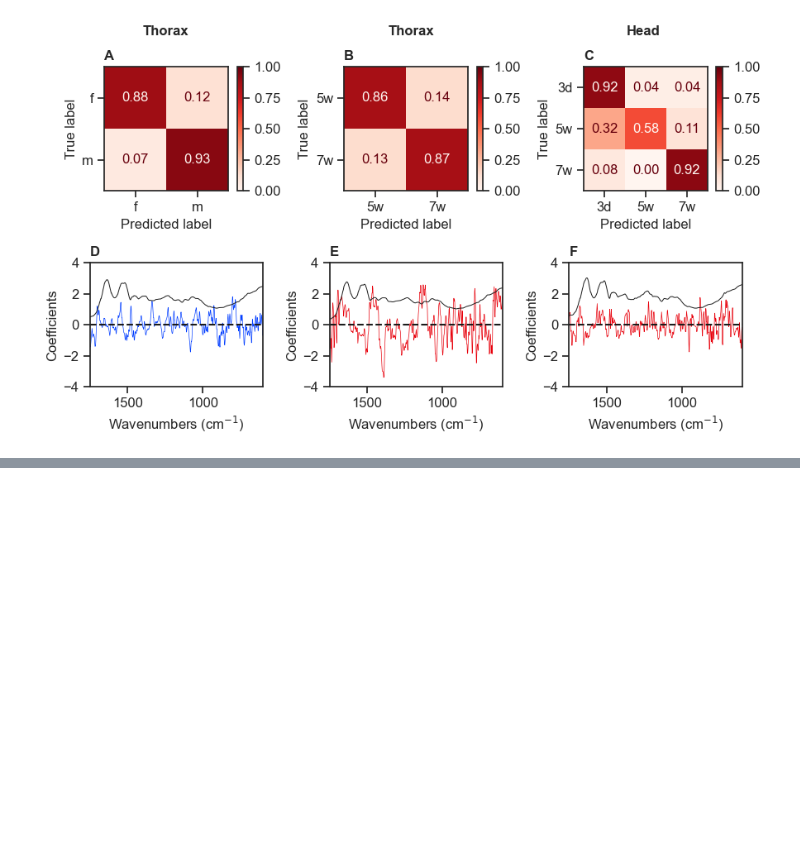
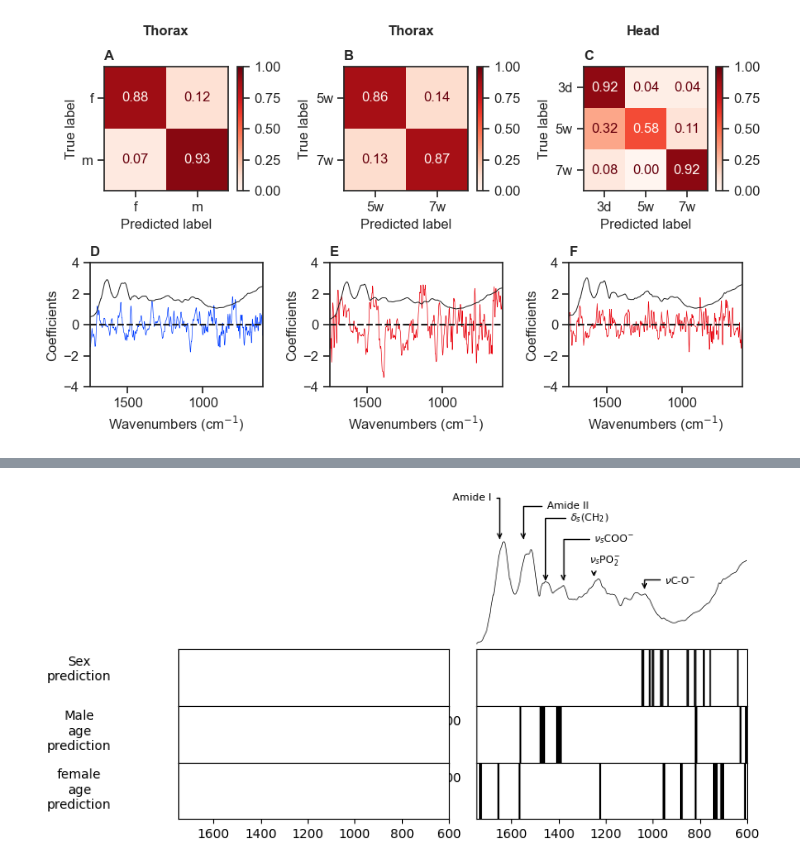
Before and after one commit to maurocolapso/Pazmino_TsetseMIRS_2023, a Jupyter notebook: notebooks/7_Prediction_restricted.ipynb, the cells around one changed output, grey strips where cells are left out. Saved outputs shown, nothing was run; the diff lists cells and outputs as text; code cells hidden in the pictures; blank space fills up the shorter version.

```diff
--- a/notebooks/7_Prediction_restricted.ipynb
+++ b/notebooks/7_Prediction_restricted.ipynb
@@ -454,3 +458,11 @@ fig.text(x=0.8,y=1,s="Head",fontweight='bold')
 plt.savefig("../results/plots/FigS3.tiff", dpi=300,bbox_inches='tight')
 # %% [output]
 [figure]
+# %%
+variable_importance_sex_head = variable_importance_df(wavenumbers, loaded_model_sex_head)
+variable_importance_males_head = variable_importance_df(wavenumbers,loaded_model_males_head)
+variable_importance_females_head = variable_importance_df(wavenumbers, loaded_model_females_head)
+# %%
+variable_importance_sex_thorax = variable_importance_df(wavenumbers, loaded_model_sex_thorax)
+variable_importance_males_thorax = variable_importance_df(wavenumbers,loaded_model_males_thorax)
+variable_importance_females_thorax = variable_importance_df(wavenumbers, loaded_model_females_thorax)
@@ -456,0 +564,73 @@ plt.savefig("../results/plots/FigS3.tiff", dpi=300,bbox_inches='tight')
+# %%
+
+fig = plt.figure(layout=None,figsize=(8,4))
+gs = fig.add_gridspec(nrows=5, ncols=2,
+                      hspace=0, wspace=0.1)
+ax0 = fig.add_subplot(gs[0:2, 1])
+#ax1 = fig.add_subplot(gs[1,0])
+ax2 = fig.add_subplot(gs[2,1])
+ax3 = fig.add_subplot(gs[3,1])
+ax4 = fig.add_subplot(gs[4,1])
+
+
+ax5 = fig.add_subplot(gs[0:2, 0])
+#ax1 = fig.add_subplot(gs[1,0])
+ax6 = fig.add_subplot(gs[2,0])
+ax7 = fig.add_subplot(gs[3,0])
+ax8 = fig.add_subplot(gs[4,0])
+
+ax0.plot(wavenumbers,np.mean(tsetse_head.loc[:,"1750":"602"],axis=0),color='k', linewidth=0.5)
+
+
+for i in variable_importance_sex_head["Wavenumbers"]:
+    ax2.axvline(i,color="k",alpha=0.8)
+
+for i in variable_importance_males_head["Wavenumbers"]:
+    ax3.axvline(i,color="k")
+
+for i in variable_importance_females_head["Wavenumbers"]:
+    ax4.axvline(i, color="k")
+
+for i in [ax0,ax2,ax3,ax4,ax5,ax6,ax7,ax8]:
+    i.set_xlim(1750, 600)
+    i.tick_params(left = False, right = False , labelleft = False)
+
+
+for s in [ax0,ax5]:
+    s.spines.right.set_visible(False)
+    s.spines.top.set_visible(False)
+    s.spines.left.set_visible(False)
+    s.tick_params(bottom = False, labelbottom=False,labelleft=False)
+
+ax2.tick_params(bottom = False, labelbottom=False)
+ax3.tick_params(bottom = False, labelbottom=False)
+
+
+
+
+
+fig.text(x=-0.01,y=0.49, s='Sex\nprediction', horizontalalignment='center')
+fig.text(x=-0.01,y=0.3, s='Male\nage\nprediction', horizontalalignment='center')
+fig.text(x=-0.01,y=0.14, s='female\nage\nprediction', horizontalalignment='center')
+
+
+
+fontsize2=8
+arrowprops2 = dict(
+    arrowstyle="->",
+    connectionstyle="angle,angleA=0,angleB=90,rad=0",color='k',lw=1)
+
+ax0.annotate('Amide I',(1650, 0.3), xytext=(1850, 0.4), textcoords='data',arrowprops=arrowprops2,fontsize=fontsize2,color='k')
+
+ax0.annotate('Amide II',(1550, 0.3), xytext=(1450, 0.38), textcoords='data',arrowprops=arrowprops2,fontsize=fontsize2,color='k')
+
+ax0.annotate('$\delta{_s}$(CH$_{2})$',(1455, 0.2), xytext=(1350, 0.35), textcoords='data',arrowprops=arrowprops2,fontsize=fontsize2,color='k')
+
+ax0.annotate(r'$\nu$${_s}$COO$^{-}$',(1380, 0.2), xytext=(1250, 0.3), textcoords='data',arrowprops=arrowprops2,fontsize=fontsize2,color='k')
+
+ax0.annotate(r'$\nu$${_s}$PO$_{2}^{-}$',(1250, 0.21), xytext=(1270, 0.25), textcoords='data',arrowprops=arrowprops2,fontsize=fontsize2,color='k')
+
+ax0.annotate(r'$\nu$C-O$^{-}$',(1035, 0.18), xytext=(950, 0.2), textcoords='data',arrowprops=arrowprops2,fontsize=fontsize2,color="k")
+
+#disp = ConfusionMatrixDisplay.from_predictions(y_hd_test,y_sex_head_pred,#display_labels=loaded_model_sex_head.classes_, normalize='true', values_format='.2f', cmap=plt.cm.Reds, ax=ax5, colorbar=False)
+# %% [output]
@@ -456,0 +638 @@ plt.savefig("../results/plots/FigS3.tiff", dpi=300,bbox_inches='tight')
+[figure, added]
```
Also changed, not shown: parts of 18 cells of this notebook, 20 other files.
